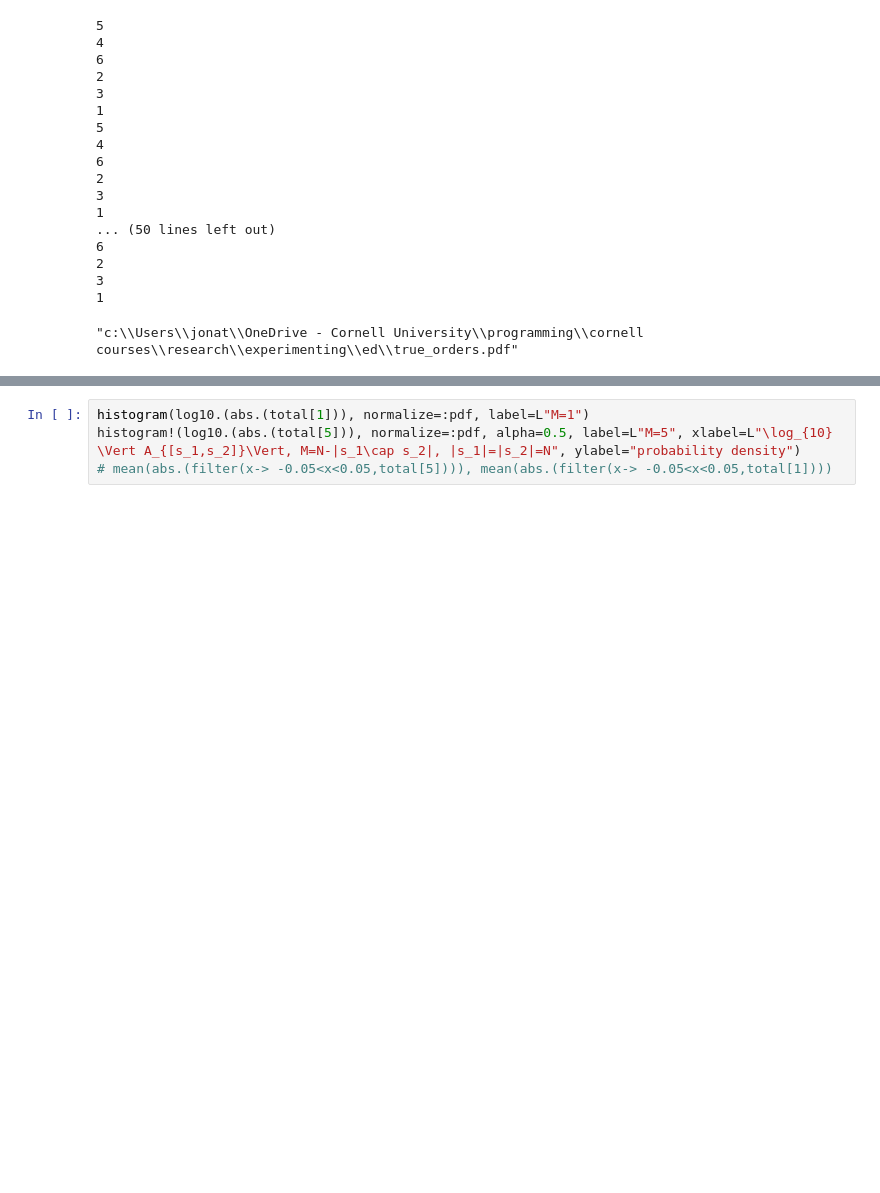
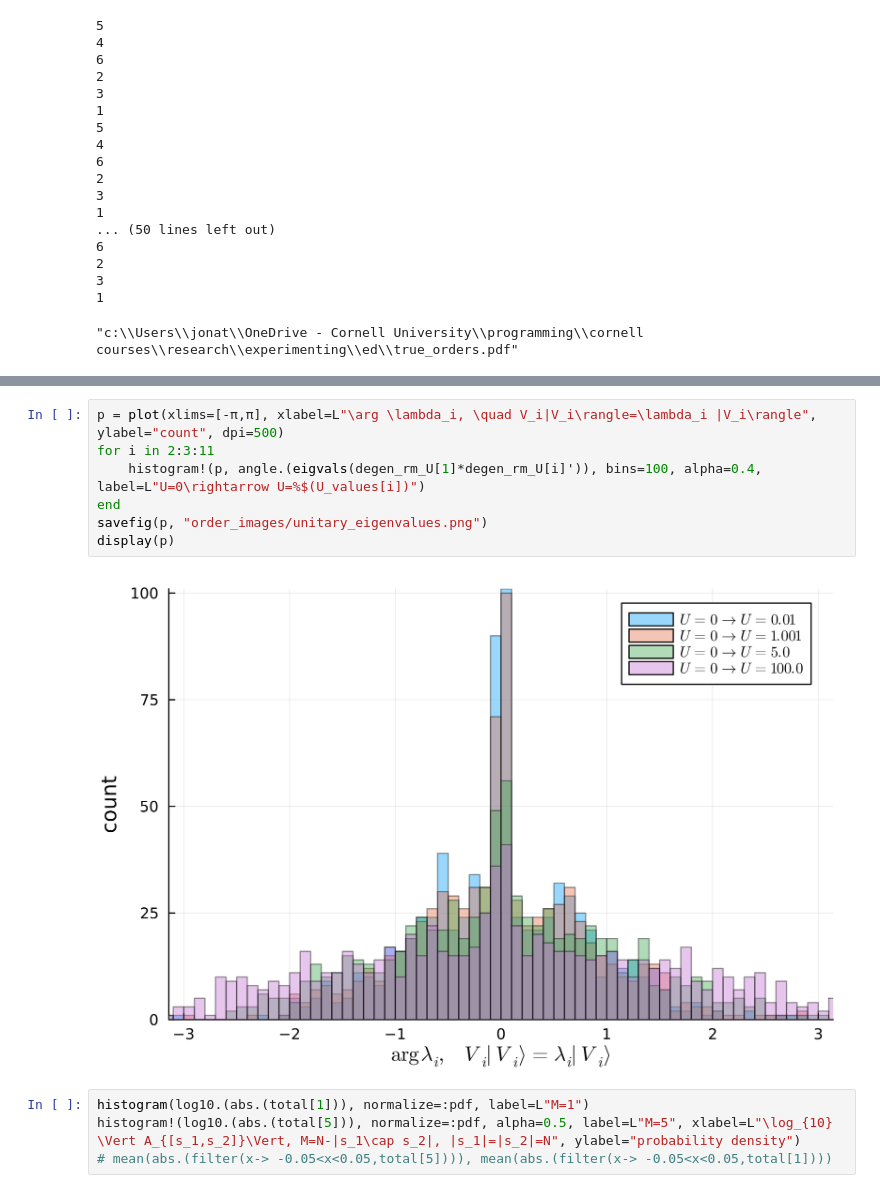
Before and after one commit to GoodStuff11/ML-signproblem, a Jupyter notebook: experimenting/ed/hubbard_ed.ipynb, the cells around one changed output, grey strips where cells are left out. Saved outputs shown, nothing was run; the diff lists cells and outputs as text; blank space fills up the shorter version.

```diff
--- a/experimenting/ed/hubbard_ed.ipynb
+++ b/experimenting/ed/hubbard_ed.ipynb
@@ -302,3 +440,12 @@ display(pl)
+# %%
+p = plot(xlims=[-π,π], xlabel=L"\arg \lambda_i, \quad V_i|V_i\rangle=\lambda_i |V_i\rangle", ylabel="count", dpi=500)
+for i in 2:3:11
+    histogram!(p, angle.(eigvals(degen_rm_U[1]*degen_rm_U[i]')), bins=100, alpha=0.4, label=L"U=0\rightarrow U=%$(U_values[i])")
+end
+savefig(p, "order_images/unitary_eigenvalues.png")
+display(p)
+# %% [output]
+[figure, added]
 # %%
 histogram(log10.(abs.(total[1])), normalize=:pdf, label=L"M=1")
 histogram!(log10.(abs.(total[5])), normalize=:pdf, alpha=0.5, label=L"M=5", xlabel=L"\log_{10} \Vert A_{[s_1,s_2]}\Vert, M=N-|s_1\cap s_2|, |s_1|=|s_2|=N", ylabel="probability density")
```
Also changed, not shown: parts of 23 cells of this notebook, 4 other files.
